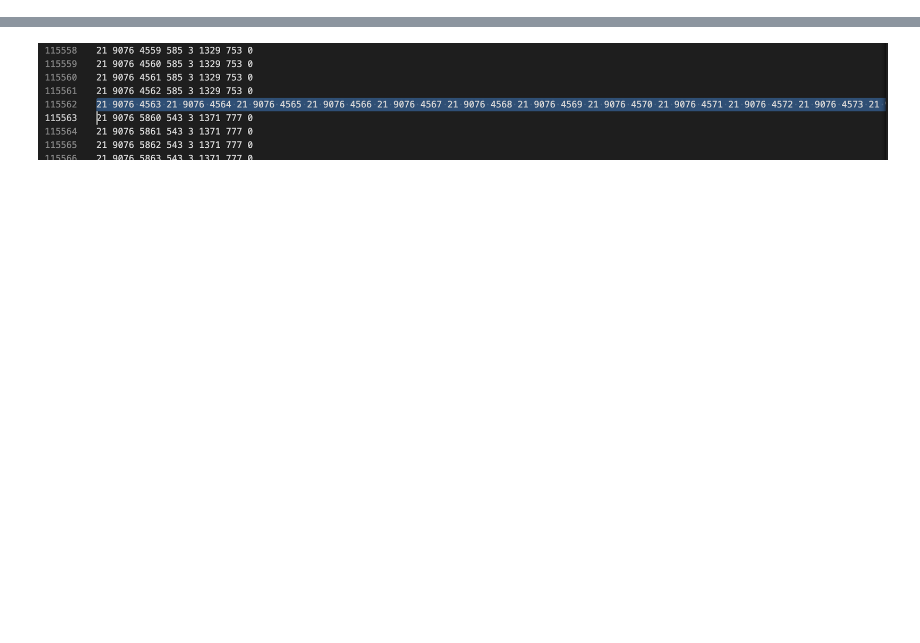
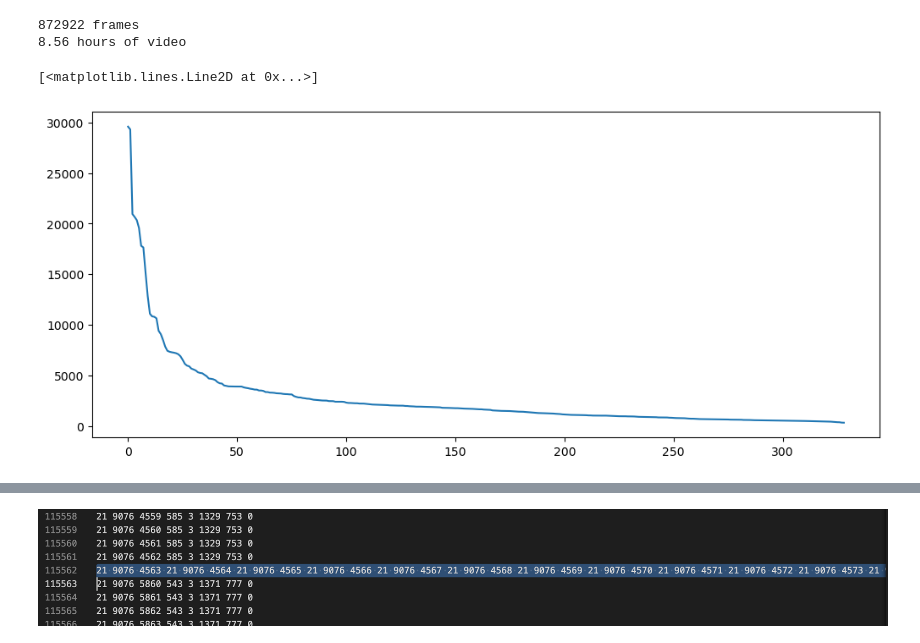
Before and after one commit to sardarchitect/ucsd_capstone, a Jupyter notebook: exploration/notebooks/20221108_VIRAT Annotation Data Exploration.ipynb, the cells around one changed output, grey strips where cells are left out. Cells and saved outputs as stored; diff of their text form; code cells hidden in the pictures; blank space fills up the shorter version.

```diff
--- a/exploration/notebooks/20221108_VIRAT Annotation Data Exploration.ipynb
+++ b/exploration/notebooks/20221108_VIRAT Annotation Data Exploration.ipynb
@@ -7,0 +159,15 @@ import matplotlib.pyplot as plt
+# %%
+# Total number of frames in all videos
+print(videos_df['num_frames'].sum(), "frames")
+print(round(videos_df['duration'].sum() / 60 / 60, 2), "hours of video")
+# %% [output]
+872922 frames
+8.56 hours of video
+# %%
+# Distribution of number of frames
+plt.figure(figsize=(12,5))
+videos_df_sorted = videos_df.sort_values(by='num_frames', ascending=False)
+plt.plot(np.arange(len(videos_df_sorted)), videos_df_sorted['num_frames'])
+# %% [output]
+[<matplotlib.lines.Line2D at 0x...>]
+[figure, added]
```
Also changed, not shown: parts of 59 cells of this notebook, 18 other files.
